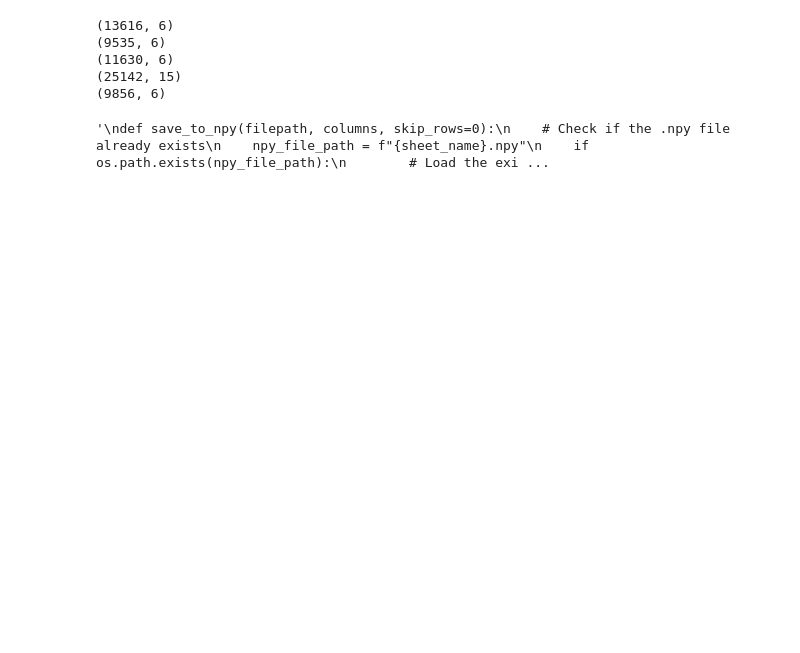
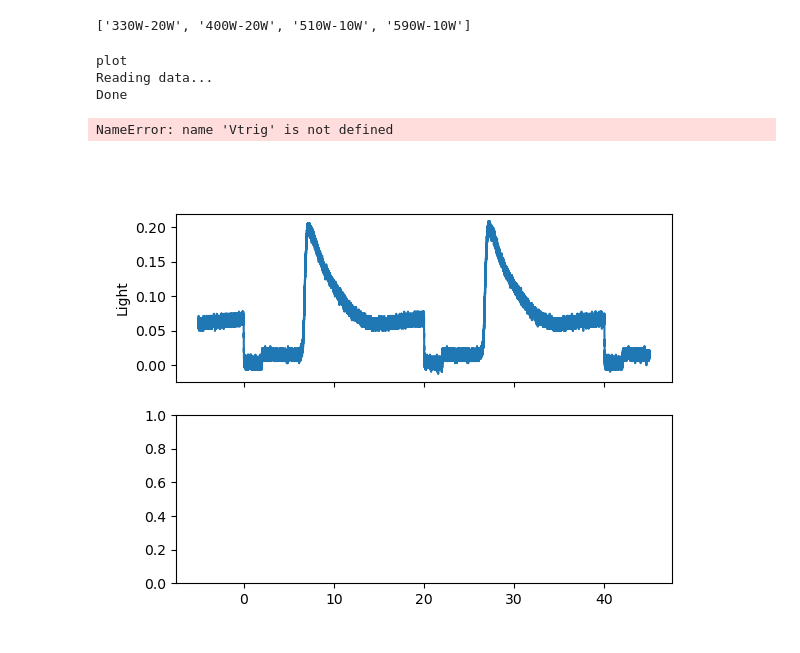
Before and after one commit to hjia94/data-analysis, a Jupyter notebook: epfl/CRDS.ipynb, the cells around one changed output. Cells and saved outputs as stored; diff of their text form; code cells hidden in the pictures; blank space fills up the shorter version.

Commit message:
add generic utility functions to one file; CRDS data read routine in progress

```diff
--- a/epfl/CRDS.ipynb
+++ b/epfl/CRDS.ipynb
@@ -29,47 +31,24 @@ def read_excel_sheets(filepath):
 
     # Read the Excel file
     xls = pd.ExcelFile(filepath)
+    print(xls.sheet_names)
 
     # Iterate over each sheet in the Excel file
     for sheet_name in xls.sheet_names:
         # Read the sheet into a DataFrame
         df = pd.read_excel(filepath, sheet_name=sheet_name)
+        col_list = df.columns.tolist()
+        # # Get the selected columns as a NumPy array
+        selected_columns = df[['time, s - Plot 0', '1/c.tau, 1/cm - Plot 0']].values
 
-        # Select the columns with non-zero values from the DataFrame
-        non_zero_columns = df.loc[:, (df != 0).any(axis=0)].values
-        print (non_zero_columns.shape)
-        # Add the non-zero columns to the data dictionary
-        #data_dict[sheet_name] = non_zero_columns
+        # Add the selected columns to the data dictionary
+        data_dict[sheet_name] = selected_columns
 
     xls.close()
 
     return data_dict
 
-ifn = r"C:\data\epfl\diagnostic source\CRDS\solenoid\20230531_1mTorr_0.012lnmin.xlsx"
-data = read_excel_sheets(ifn)
-
-'''
-def save_to_npy(filepath, columns, skip_rows=0):
-    # Check if the .npy file already exists
-    npy_file_path = f"{sheet_name}.npy"
-    if os.path.exists(npy_file_path):
-        # Load the existing data dictionary from the .npy file
-        existing_data_dict = np.load(npy_file_path, allow_pickle=True).item()
-        # Append the selected columns to the existing data dictionary
-        existing_data_dict[sheet_name] = pd.to_numeric(selected_columns, errors='coerce').dropna()
-        # Save the updated data dictionary back to the .npy file
-        np.save(npy_file_path, existing_data_dict)
-    else:
-        # Create a new data dictionary and save it as a .npy file
-        data_dict[sheet_name] = pd.to_numeric(selected_columns, errors='coerce').dropna()
-        np.save(npy_file_path, data_dict)
-
-    return npy_file_path
-'''
+ifn = r"C:\data\epfl\diagnostic source\CRDS\solenoid\20230601_15mTorr_0.15lnmin.xlsx"
+dic_15mT = read_excel_sheets(ifn)
 # %% [output]
-(13616, 6)
-(9535, 6)
-(11630, 6)
-(25142, 15)
-(9856, 6)
+['330W-20W', '400W-20W', '510W-10W', '590W-10W']
-'\ndef save_to_npy(filepath, columns, skip_rows=0):\n    # Check if the .npy file already exists\n    npy_file_path = f"{sheet_name}.npy"\n    if os.path.exists(npy_file_path):\n        # Load the exi ...
@@ -123,0 +55,27 @@ def read_crds_data(ifn):
+# %%
+path = r"C:\data\epfl\diagnostic-source\CRDS\scope-trc\solAnt"
+file_ls = utils.get_files_in_folder(path)
+for file in file_ls:
+    if "15mT" in file:
+        power = utils.get_number_before_keyword(file, "W")
+        if power == 300:
+            print("plot")
+            if "C3" in file:
+                light, tarr = read_trc_data(file)
+            if "C4" in file:
+                Vtrig, tarr = read_trc_data(file)
+
+            fig, ax = plt.subplots(nrows=2, sharex=True)
+
+            ax[0].plot(tarr*1e3, light)
+            ax[0].set_ylabel('Light')
+
+            ax[1].plot(tarr*1e3, Vtrig)
+            ax[1].set_ylabel('TTL')
+            ax[1].set_xlabel('time (ms)')
+# %% [output]
+plot
+Reading data...
+Done
+NameError: name 'Vtrig' is not defined
+[figure, added]
```
Also changed, not shown: parts of 4 cells of this notebook, 1 other file.
